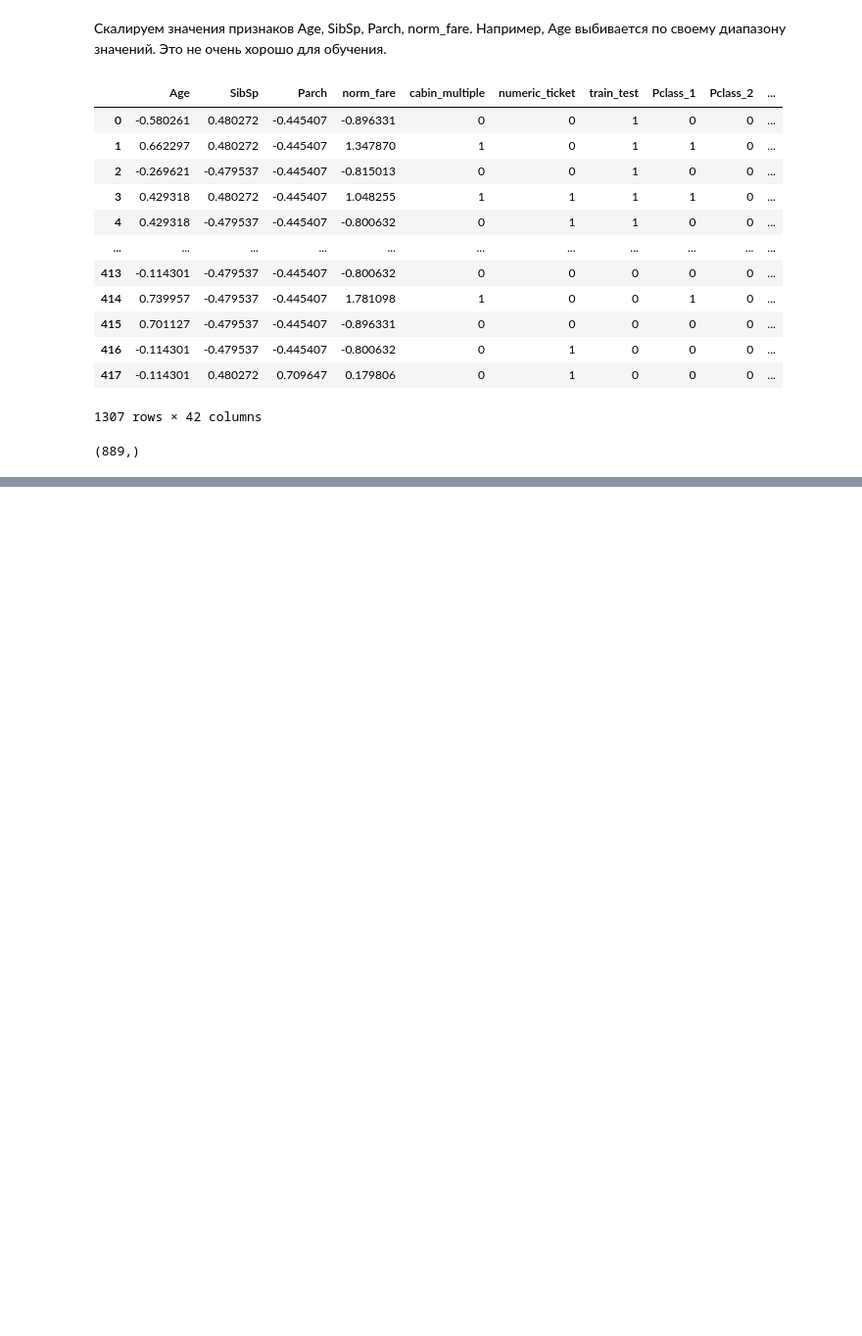
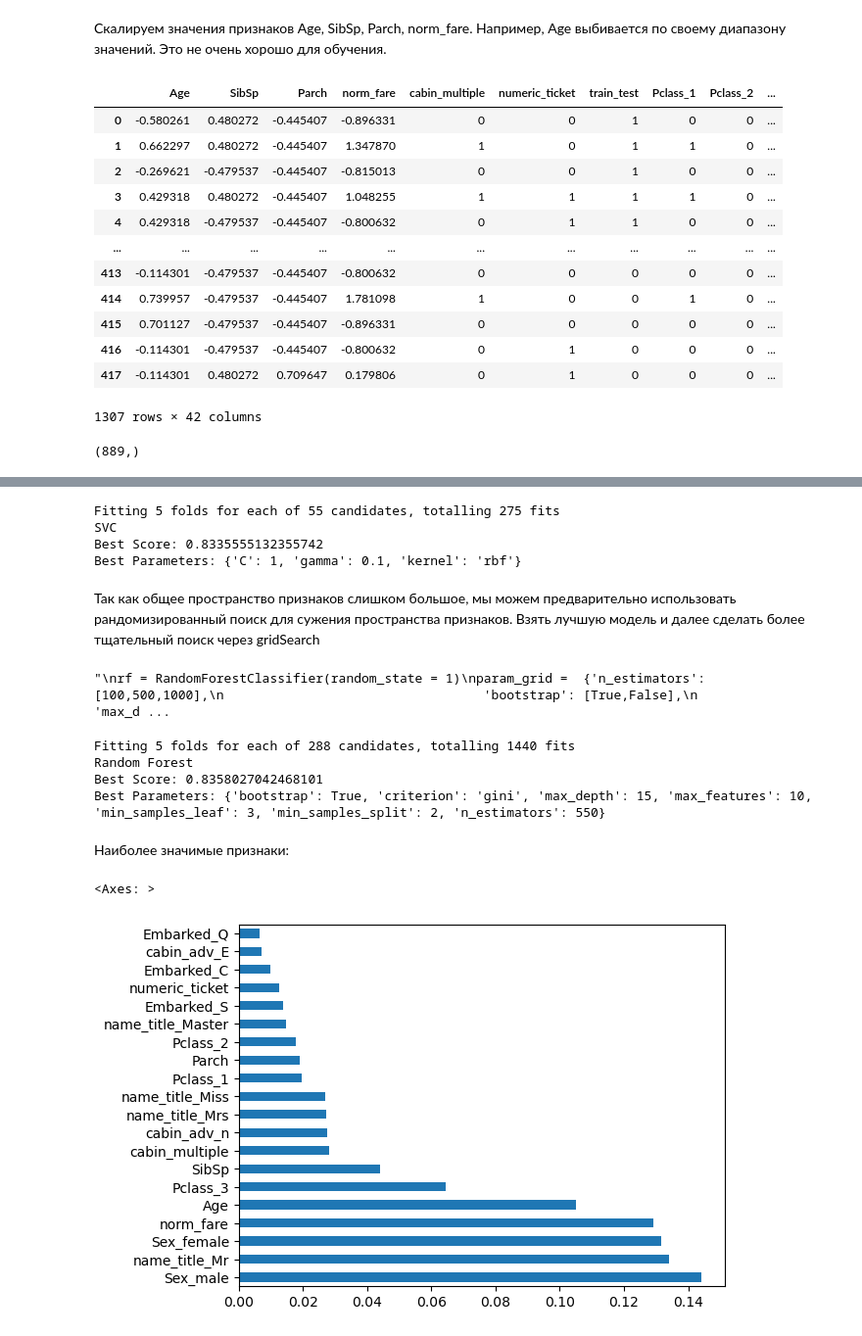
Before and after one commit to juliana-zh/ML, a Jupyter notebook: Titanic.ipynb, the cells around one changed output, grey strips where cells are left out. Shown at 98% size. Saved outputs shown, nothing was run; the diff lists cells and outputs as text; code cells hidden in the pictures; blank space fills up the shorter version.

```diff
--- a/Titanic.ipynb
+++ b/Titanic.ipynb
@@ -480,0 +618,6 @@ y_train.shape
+# %%
+from xgboost import XGBClassifier
+xgb = XGBClassifier(random_state =1)
+cv = cross_val_score(xgb, X_train_scaled, y_train, cv=5)
+print(cv)
+print(cv.mean())
@@ -480,0 +629,3 @@ y_train.shape
+# %%
+from sklearn.ensemble import VotingClassifier
+voting_clf = VotingClassifier(estimators = [('lr', lr), ('knn', knn), ('rf', rf), ('gnb', gnb), ('svc', svc), ('xgb', xgb)], voting = 'soft')
@@ -480,0 +639,6 @@ y_train.shape
+# %%
+voting_clf.fit(X_train_scaled,y_train)
+y_hat_base_vc = voting_clf.predict(X_test_scaled).astype(int)
+basic_submission = {'PassengerId': test.PassengerId, 'Survived': y_hat_base_vc}
+base_submission = pd.DataFrame(data=basic_submission)
+# base_submission.to_csv('base_submission.csv', index=False)
@@ -480,0 +697,58 @@ y_train.shape
+# %%
+svc = SVC(probability = True)
+param_grid = tuned_parameters = [{'kernel': ['rbf'], 'gamma': [.1,.5,1,2,5,10],
+                                  'C': [.1, 1, 10, 100, 1000]},
+                                 {'kernel': ['linear'], 'C': [.1, 1, 10, 100, 1000]},
+                                 {'kernel': ['poly'], 'degree' : [2,3,4,5], 'C': [.1, 1, 10, 100, 1000]}]
+clf_svc = GridSearchCV(svc, param_grid = param_grid, cv = 5, verbose = True, n_jobs = -1)
+best_clf_svc = clf_svc.fit(X_train_scaled,y_train)
+clf_performance(best_clf_svc,'SVC')
+# %% [output]
+Fitting 5 folds for each of 55 candidates, totalling 275 fits
+SVC
+Best Score: 0.8335555132355742
+Best Parameters: {'C': 1, 'gamma': 0.1, 'kernel': 'rbf'}
+# %% [markdown]
+Так как общее пространство признаков слишком большое, мы можем предварительно использовать рандомизированный поиск для сужения пространства признаков. Взять лучшую модель и далее сделать более тщательный поиск через gridSearch
+# %%
+"""
+rf = RandomForestClassifier(random_state = 1)
+param_grid =  {'n_estimators': [100,500,1000],
+                                  'bootstrap': [True,False],
+                                  'max_depth': [3,5,10,20,50,75,100,None],
+                                  'max_features': ['auto','sqrt'],
+                                  'min_samples_leaf': [1,2,4,10],
+                                  'min_samples_split': [2,5,10]}
+
+clf_rf_rnd = RandomizedSearchCV(rf, param_distributions = param_grid, n_iter = 100, cv = 5, verbose = True, n_jobs = -1)
+best_clf_rf_rnd = clf_rf_rnd.fit(X_train_scaled,y_train)
+clf_performance(best_clf_rf_rnd,'Random Forest')"""
+# %% [output]
+"\nrf = RandomForestClassifier(random_state = 1)\nparam_grid =  {'n_estimators': [100,500,1000],\n                                  'bootstrap': [True,False],\n                                  'max_d ...
+# %%
+rf = RandomForestClassifier(random_state = 1)
+param_grid =  {'n_estimators': [400,450,500,550],
+               'criterion':['gini','entropy'],
+                                  'bootstrap': [True],
+                                  'max_depth': [15, 20, 25],
+                                  'max_features': ['auto','sqrt', 10],
+                                  'min_samples_leaf': [2,3],
+                                  'min_samples_split': [2,3]}
+
+clf_rf = GridSearchCV(rf, param_grid = param_grid, cv = 5, verbose = 10, n_jobs = -1)
+best_clf_rf = clf_rf.fit(X_train_scaled,y_train)
+clf_performance(best_clf_rf,'Random Forest')
+# %% [output]
+Fitting 5 folds for each of 288 candidates, totalling 1440 fits
+Random Forest
+Best Score: 0.8358027042468101
+Best Parameters: {'bootstrap': True, 'criterion': 'gini', 'max_depth': 15, 'max_features': 10, 'min_samples_leaf': 3, 'min_samples_split': 2, 'n_estimators': 550}
+# %% [markdown]
+Наиболее значимые признаки:
+# %%
+best_rf = best_clf_rf.best_estimator_.fit(X_train_scaled,y_train)
+feat_importances = pd.Series(best_rf.feature_importances_, index=X_train_scaled.columns)
+feat_importances.nlargest(20).plot(kind='barh')
+# %% [output]
+<Axes: >
+[figure, added]
```
Also changed, not shown: parts of 40 cells of this notebook.
